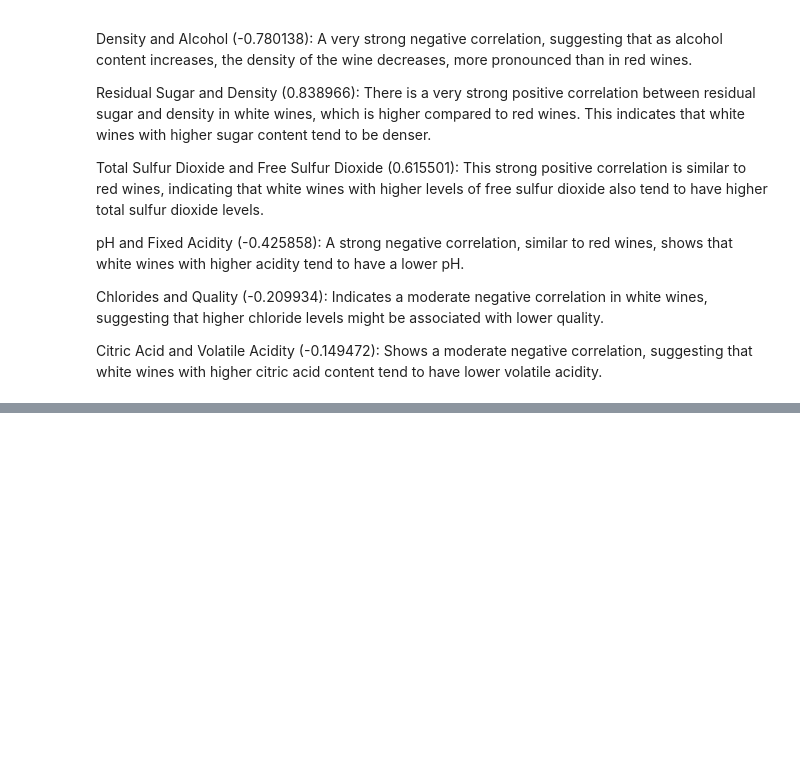
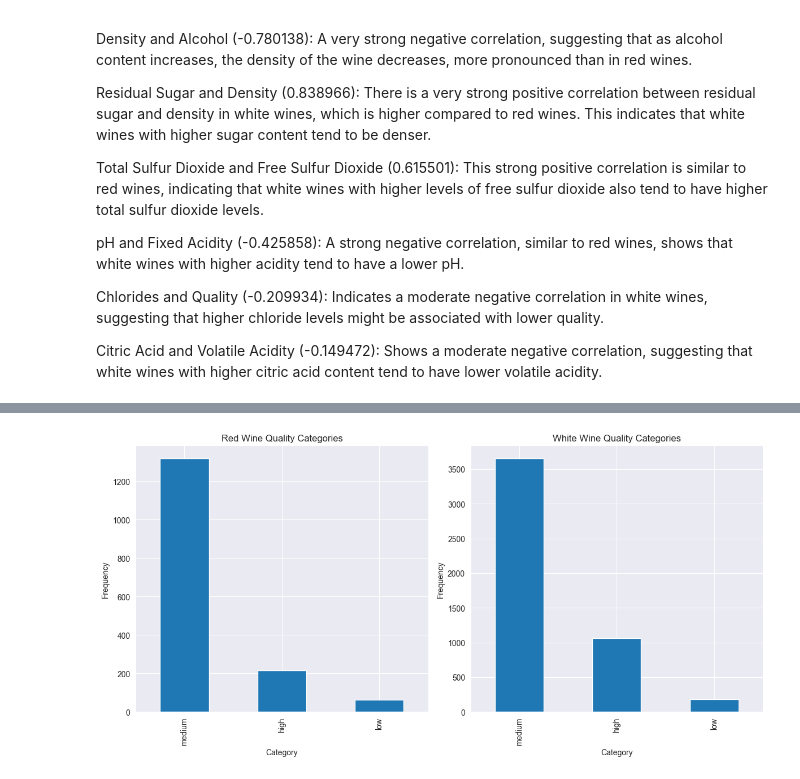
Before and after one commit to karolkadlubowski/MLWineClassifierComparision, a Jupyter notebook: notebooks/wine_notebook.ipynb, the cells around one changed output, grey strips where cells are left out. Saved outputs shown, nothing was run; the diff lists cells and outputs as text; code cells hidden in the pictures; blank space fills up the shorter version.

```diff
--- a/notebooks/wine_notebook.ipynb
+++ b/notebooks/wine_notebook.ipynb
@@ -524,0 +224,35 @@ Red Wine - Missing: 0.1, Impute: median, Normalize: True, Reduce: True
+# %%
+def categorize_quality(quality):
+    if quality <= 4:
+        return 'low'
+    elif 5 <= quality <= 6:
+        return 'medium'
+    else:  # 7-10
+        return 'high'
+
+
+# Apply the transformation
+y_red_cat = y_red.apply(categorize_quality)
+y_white_cat = y_white.apply(categorize_quality)
+
+# Plotting histograms for the new categories
+plt.figure(figsize=(12, 6))
+
+# Histogram for red wine
+plt.subplot(1, 2, 1)
+y_red_cat.value_counts().plot(kind='bar')
+plt.title('Red Wine Quality Categories')
+plt.xlabel('Category')
+plt.ylabel('Frequency')
+
+# Histogram for white wine
+plt.subplot(1, 2, 2)
+y_white_cat.value_counts().plot(kind='bar')
+plt.title('White Wine Quality Categories')
+plt.xlabel('Category')
+plt.ylabel('Frequency')
+
+plt.tight_layout()
+plt.show()
+# %% [output]
+[figure, added]
```
Also changed, not shown: parts of 21 cells of this notebook.
